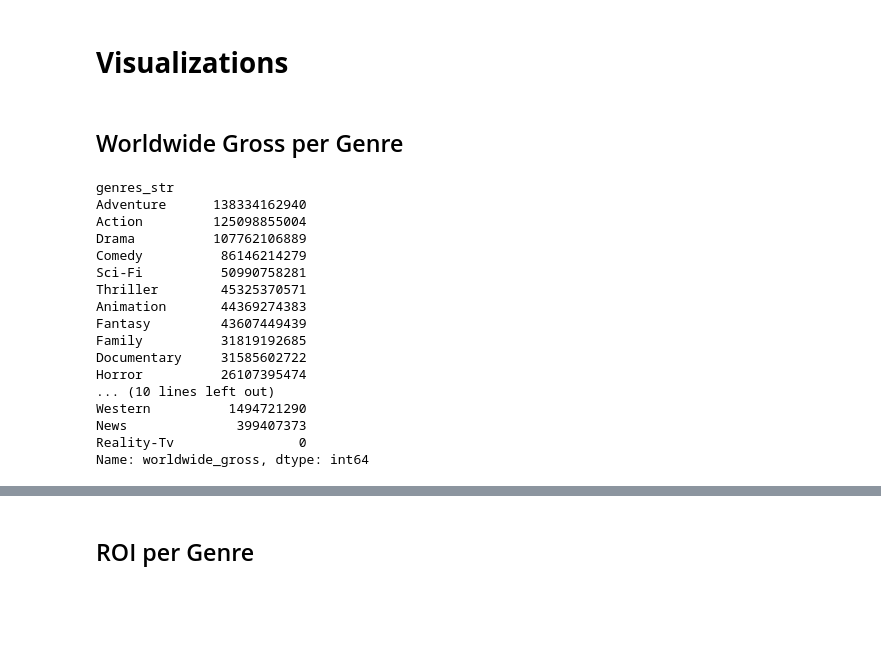
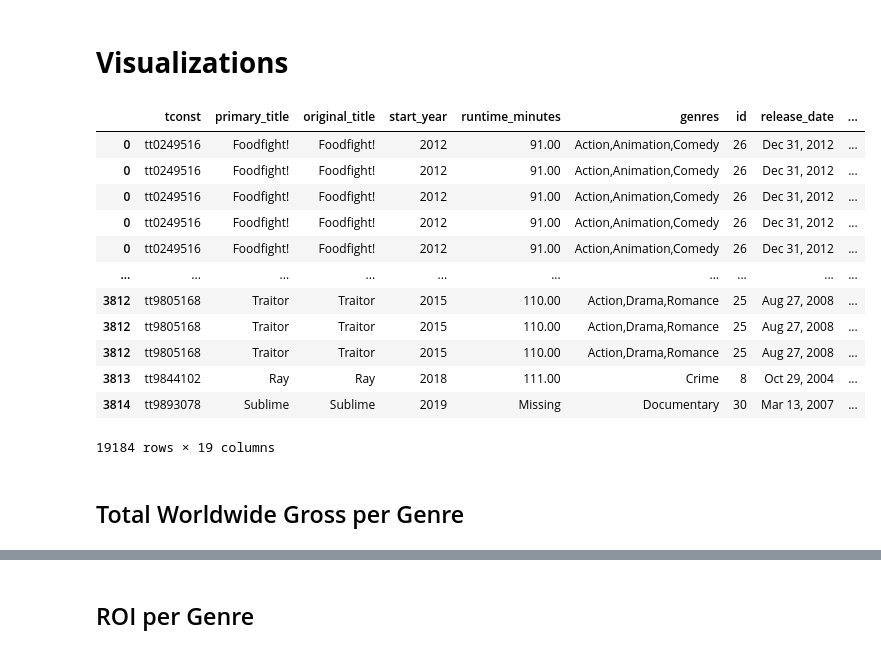
Before and after one commit to BenJMcCarty/BMC_P1P_Redo, a Jupyter notebook: student.ipynb, the cells around one changed output, grey strips where cells are left out. Drawn from its saved outputs; the diff is of its cells as text; code cells hidden in the pictures; blank space fills up the shorter version.

```diff
--- a/student.ipynb
+++ b/student.ipynb
@@ -620,24 +607,21 @@ Name: ROI, Length: 3815, dtype: float64
 # %% [markdown]
 # **Visualizations**
+# %%
+plot_df = df_filled.copy()
+plot_df
+# %% [output]
+|  | tconst | primary_title | original_title | start_year | runtime_minutes | genres | id | release_date | ... |
+| 0 | tt0249516 | Foodfight! | Foodfight! | 2012 | 91.00 | Action,Animation,Comedy | 26 | Dec 31, 2012 | ... |
+| 0 | tt0249516 | Foodfight! | Foodfight! | 2012 | 91.00 | Action,Animation,Comedy | 26 | Dec 31, 2012 | ... |
+| 0 | tt0249516 | Foodfight! | Foodfight! | 2012 | 91.00 | Action,Animation,Comedy | 26 | Dec 31, 2012 | ... |
+| 0 | tt0249516 | Foodfight! | Foodfight! | 2012 | 91.00 | Action,Animation,Comedy | 26 | Dec 31, 2012 | ... |
+| 0 | tt0249516 | Foodfight! | Foodfight! | 2012 | 91.00 | Action,Animation,Comedy | 26 | Dec 31, 2012 | ... |
+| ... | ... | ... | ... | ... | ... | ... | ... | ... | ... |
+| 3812 | tt9805168 | Traitor | Traitor | 2015 | 110.00 | Action,Drama,Romance | 25 | Aug 27, 2008 | ... |
+| 3812 | tt9805168 | Traitor | Traitor | 2015 | 110.00 | Action,Drama,Romance | 25 | Aug 27, 2008 | ... |
+| 3812 | tt9805168 | Traitor | Traitor | 2015 | 110.00 | Action,Drama,Romance | 25 | Aug 27, 2008 | ... |
+| 3813 | tt9844102 | Ray | Ray | 2018 | 111.00 | Crime | 8 | Oct 29, 2004 | ... |
+| 3814 | tt9893078 | Sublime | Sublime | 2019 | Missing | Documentary | 30 | Mar 13, 2007 | ... |
+19184 rows × 19 columns
 # %% [markdown]
-## Worldwide Gross per Genre
+## Total Worldwide Gross per Genre
-# %%
-sorted_gross = plot_df.groupby("genres_str").sum()['worldwide_gross'].sort_values(ascending=False)
-# %% [output]
-genres_str
-Adventure      138334162940
-Action         125098855004
-Drama          107762106889
-Comedy          86146214279
-Sci-Fi          50990758281
-Thriller        45325370571
-Animation       44369274383
-Fantasy         43607449439
-Family          31819192685
-Documentary     31585602722
-Horror          26107395474
-... (10 lines left out)
-Western          1494721290
-News              399407373
-Reality-Tv                0
-Name: worldwide_gross, dtype: int64
```
Also changed, not shown: parts of 21 cells of this notebook.
